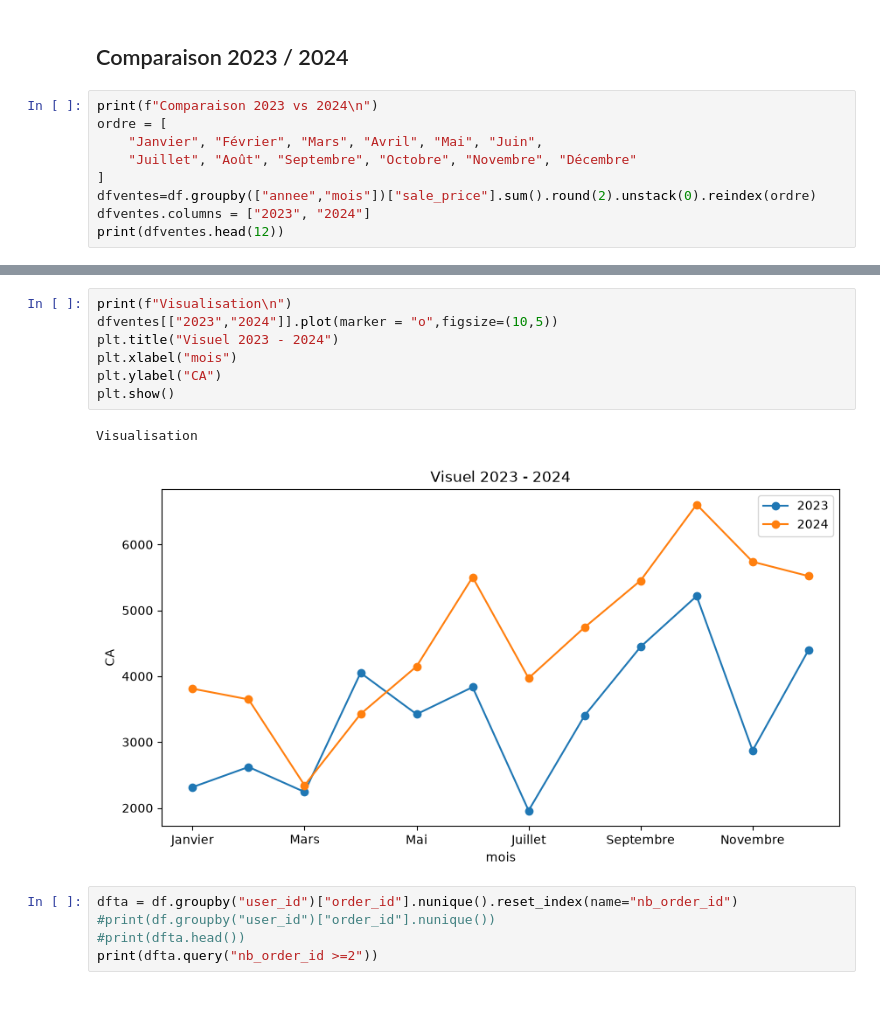
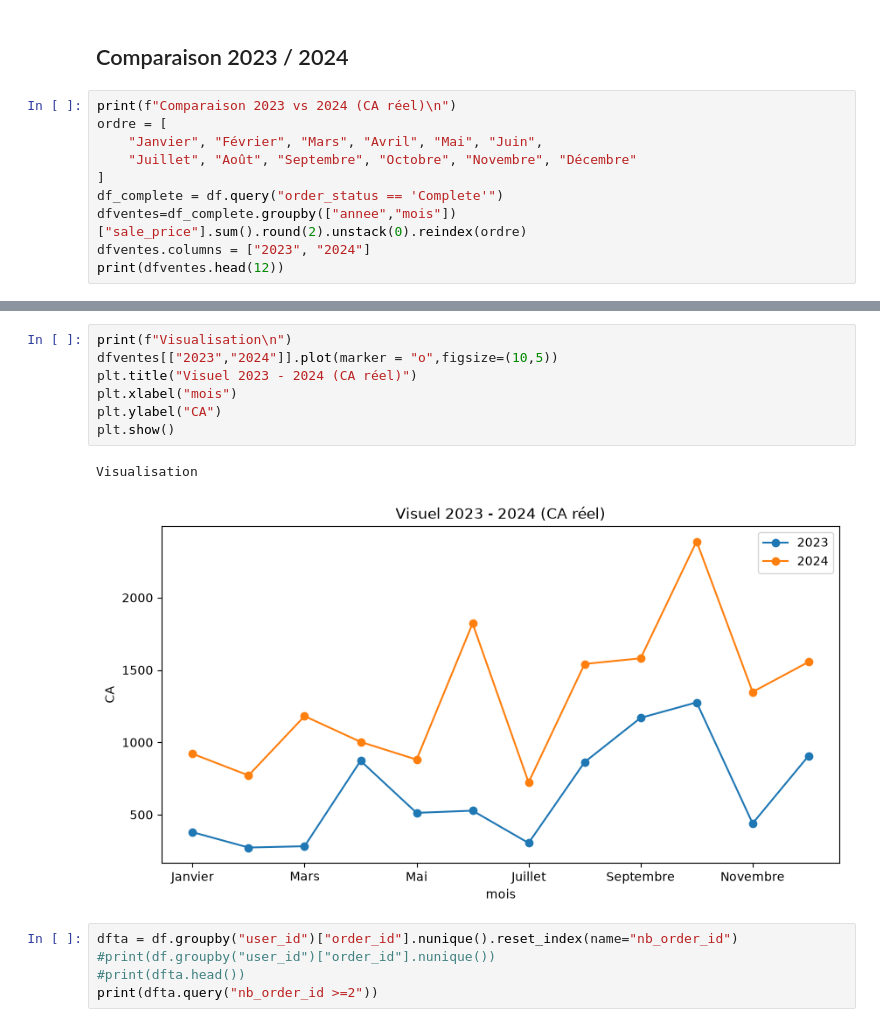
Before and after one commit to thierrytaitai75/rendu_projet, a Jupyter notebook: notebooks/01_EDA_python.ipynb, the cells around one changed output, grey strips where cells are left out. Cells and saved outputs as stored; diff of their text form; blank space fills up the shorter version.

```diff
--- a/notebooks/01_EDA_python.ipynb
+++ b/notebooks/01_EDA_python.ipynb
@@ -509,12 +512,13 @@ numero_mois mois
 # %% [markdown]
 ## Comparaison 2023 / 2024
 # %%
-print(f"Comparaison 2023 vs 2024\n")
+print(f"Comparaison 2023 vs 2024 (CA réel)\n")
 ordre = [
     "Janvier", "Février", "Mars", "Avril", "Mai", "Juin",
     "Juillet", "Août", "Septembre", "Octobre", "Novembre", "Décembre"
 ]
-dfventes=df.groupby(["annee","mois"])["sale_price"].sum().round(2).unstack(0).reindex(ordre)
+df_complete = df.query("order_status == 'Complete'")
+dfventes=df_complete.groupby(["annee","mois"])["sale_price"].sum().round(2).unstack(0).reindex(ordre)
 dfventes.columns = ["2023", "2024"]
 print(dfventes.head(12))
 # %% [output]
@@ -588,13 +592,13 @@ Avril   -15.42 %
 # %%
 print(f"Visualisation\n")
 dfventes[["2023","2024"]].plot(marker = "o",figsize=(10,5))
-plt.title("Visuel 2023 - 2024")
+plt.title("Visuel 2023 - 2024 (CA réel)")
 plt.xlabel("mois")
 plt.ylabel("CA")
 plt.show()
 # %% [output]
 Visualisation
-[figure, old version]
+[figure, new version]
 # %%
 dfta = df.groupby("user_id")["order_id"].nunique().reset_index(name="nb_order_id")
 #print(df.groupby("user_id")["order_id"].nunique())
```
Also changed, not shown: parts of 8 cells of this notebook.
